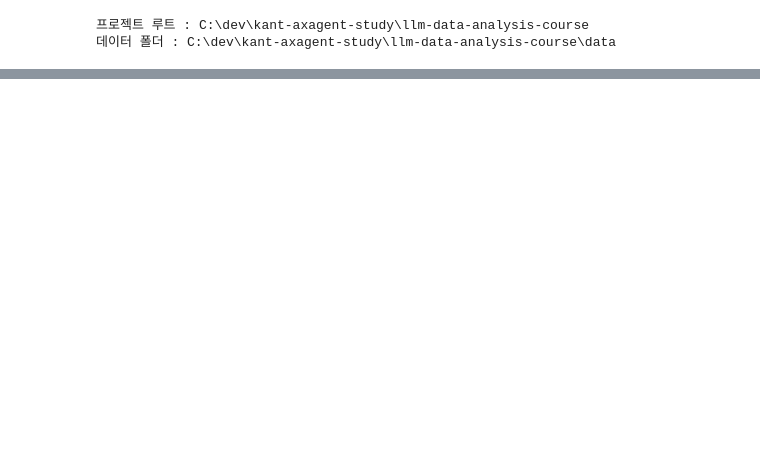
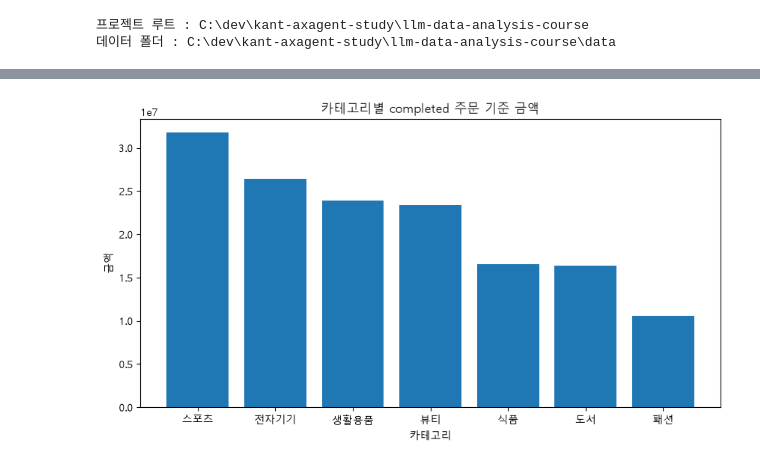
Before and after one commit to sangjae-lee97/kant-axagent-study, a Jupyter notebook: llm-data-analysis-course/chapter07/chapter07.ipynb, the cells around one changed output, grey strips where cells are left out. Drawn from its saved outputs; the diff is of its cells as text; code cells hidden in the pictures; blank space fills up the shorter version.

```diff
--- a/llm-data-analysis-course/chapter07/chapter07.ipynb
+++ b/llm-data-analysis-course/chapter07/chapter07.ipynb
@@ -39,0 +96,5 @@ products = pd.read_csv(PROCESSED_DIR/"products_clean.csv")
+# %%
+# completed 주문만 추리기
+completed_orders = order_items_with_status_category[order_items_with_status["order_status"] == "completed"]
+
+completed_orders.head()
@@ -39,0 +181,17 @@ products = pd.read_csv(PROCESSED_DIR/"products_clean.csv")
+# %%
+# 한글과 마이너스 폰트 바꾸기
+from matplotlib import font_manager
+installed_fonts = {font.name for font in font_manager.fontManager.ttflist}
+font_candidates = ["Malgun Gothic", "AppleGothic", "Apple SD Gothic Neo", "Noto Sans CJK KR", "NanumGothic"]
+
+import matplotlib.pyplot as plt
+
+korean_font = next(
+    (name for name in font_candidates if name in installed_fonts), None
+)
+
+print("선택된 한글 폰트: ", korean_font)
+
+if korean_font:
+    plt.rcParams["font.family"] = korean_font
+plt.rcParams["axes.unicode_minus"] = False
@@ -52,0 +205,20 @@ products = pd.read_csv(PROCESSED_DIR/"products_clean.csv")
+# %%
+# 카테고리별 그래프
+fig, ax = plt.subplots(figsize=(10, 5))
+
+ax.bar(
+    category_sales["category"],
+    category_sales["total_sales"],
+)
+ax.set_title("카테고리별 completed 주문 기준 금액")
+ax.set_xlabel("카테고리")
+ax.set_ylabel("금액")
+ax.set_ylim(bottom=0)
+fig.savefig(
+    "graph02.png",
+    dpi=150,
+    bbox_inches="tight",
+)
+plt.show()
+# %% [output]
+[figure, added]
```
Also changed, not shown: parts of 18 cells of this notebook, 6 other files.
